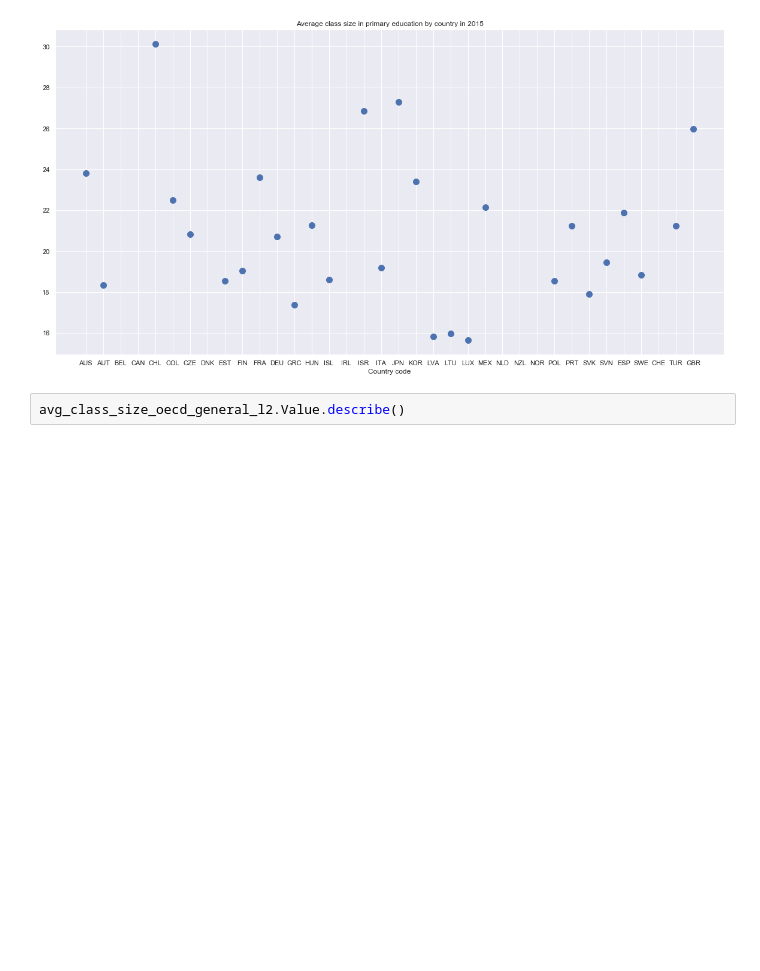
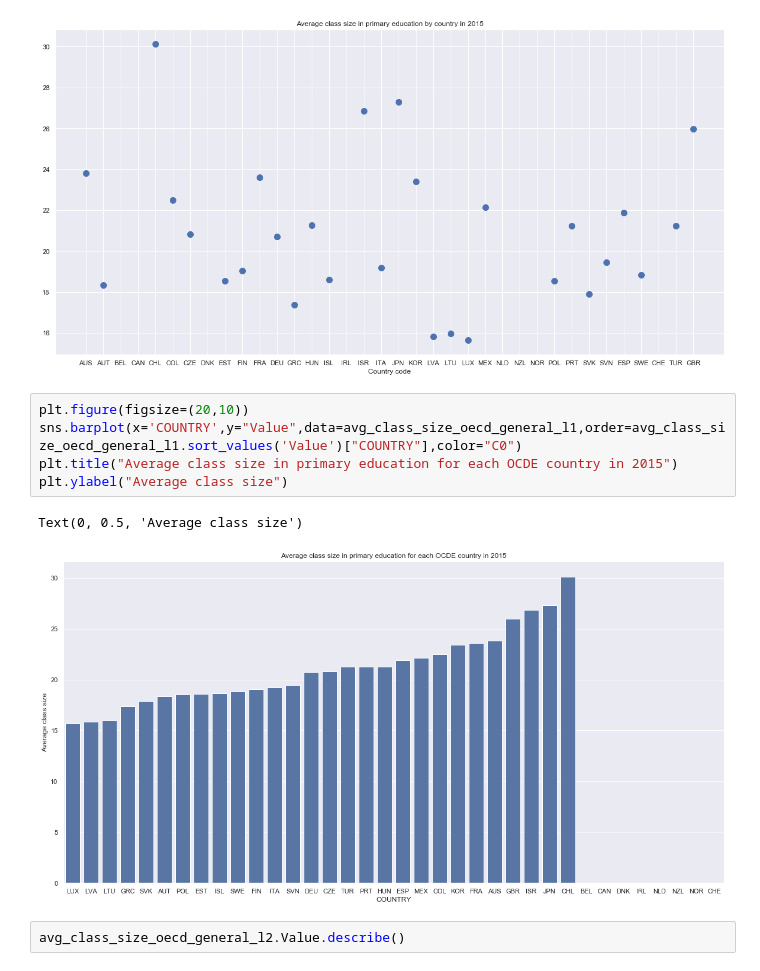
Before and after one commit to Victor-Manach/MODS206, a Jupyter notebook: Data_preparation_education_indicators.ipynb, the cells around one changed output. Drawn from its saved outputs; the diff is of its cells as text; blank space fills up the shorter version.

Commit message:
Modifie le notebook concernant les indicateurs d'education

```diff
--- a/Data_preparation_education_indicators.ipynb
+++ b/Data_preparation_education_indicators.ipynb
@@ -78,6 +78,14 @@ plt.xlabel('Country code')
 # %% [output]
 Text(0.5, 0, 'Country code')
 [figure]
+# %%
+plt.figure(figsize=(20,10))
+sns.barplot(x='COUNTRY',y="Value",data=avg_class_size_oecd_general_l1,order=avg_class_size_oecd_general_l1.sort_values('Value')["COUNTRY"],color="C0")
+plt.title("Average class size in primary education for each OCDE country in 2015")
+plt.ylabel("Average class size")
+# %% [output]
+Text(0, 0.5, 'Average class size')
+[figure, added]
 # %%
 avg_class_size_oecd_general_l2.Value.describe()
 # %% [output]
```
Also changed, not shown: parts of 3 cells of this notebook.
